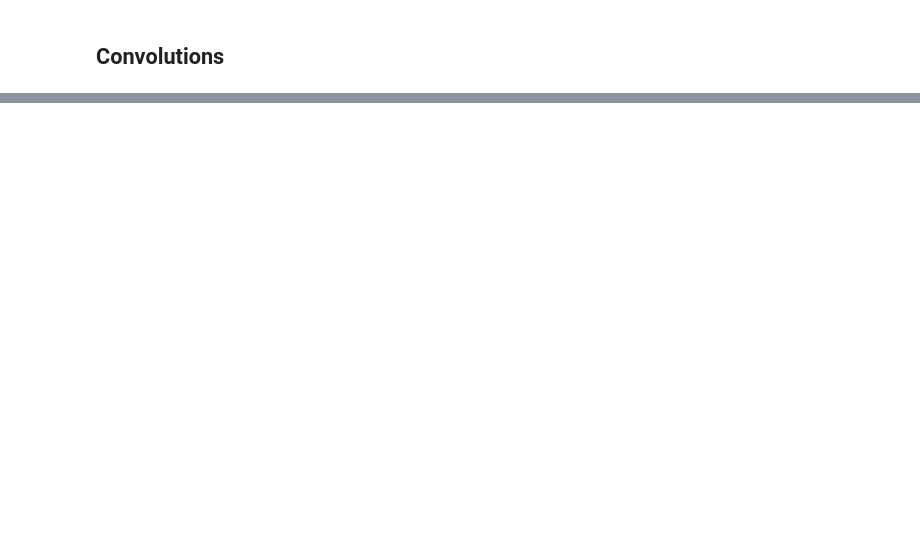
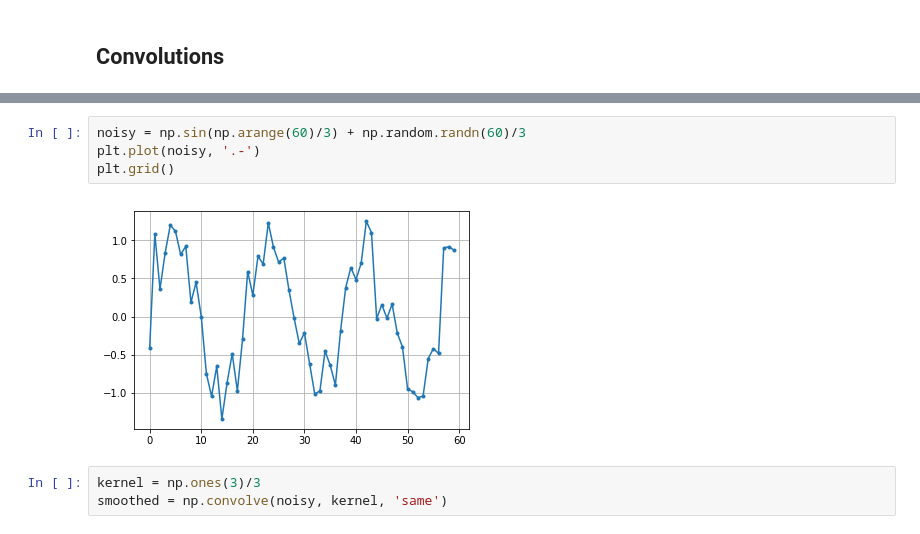
Before and after one commit to kamrik/ML2, a Jupyter notebook: slides/02_week.ipynb, the cells around one changed output, grey strips where cells are left out. Cells and saved outputs as stored; diff of their text form; blank space fills up the shorter version.

```diff
--- a/slides/02_week.ipynb
+++ b/slides/02_week.ipynb
@@ -13,0 +32,9 @@ __Week 2 lecture__
+# %%
+noisy = np.sin(np.arange(60)/3) + np.random.randn(60)/3
+plt.plot(noisy, '.-')
+plt.grid()
+# %% [output]
+[figure, added]
+# %%
+kernel = np.ones(3)/3
+smoothed = np.convolve(noisy, kernel, 'same')
```
Also changed, not shown: parts of 9 cells of this notebook.
